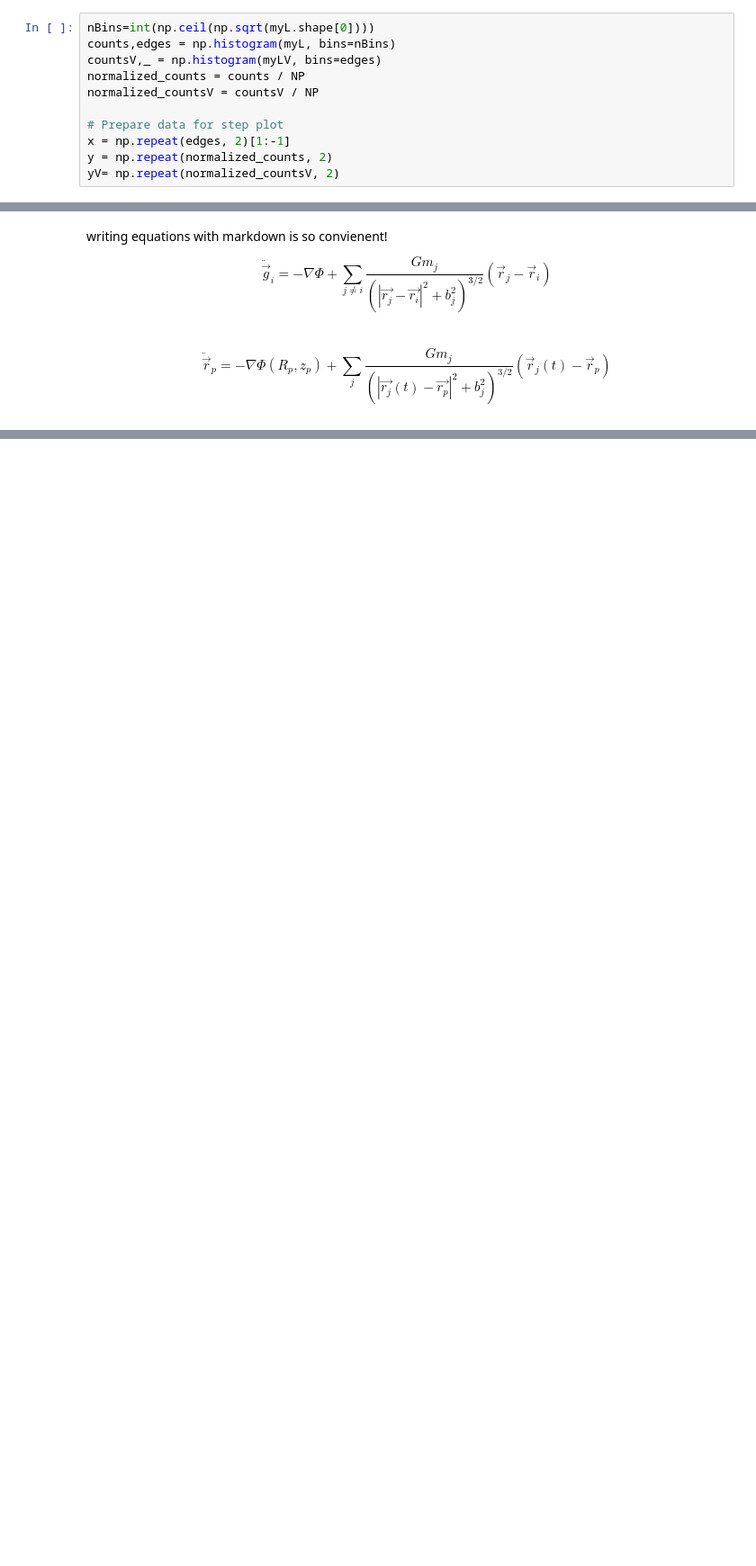
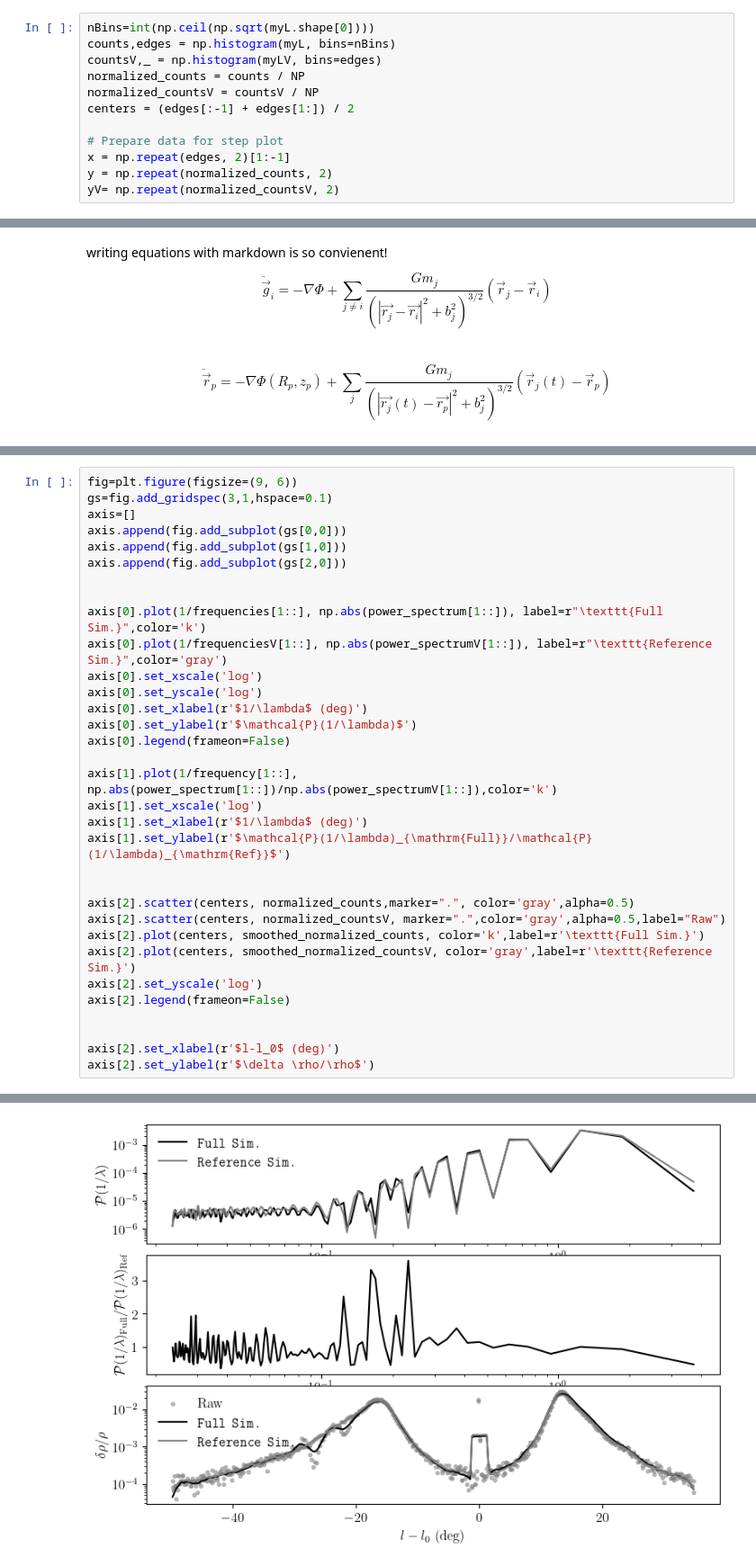
Before and after one commit to salvatore-ferrone/stream_analysis, a Jupyter notebook: figures/on_sky.ipynb, the cells around one changed output, grey strips where cells are left out. Shown at 90% size. Cells and saved outputs as stored; diff of their text form; blank space fills up the shorter version.

Commit message:
trying to understand banik and bovy 2017 power spectrum

```diff
--- a/figures/on_sky.ipynb
+++ b/figures/on_sky.ipynb
@@ -101,6 +99,7 @@ counts,edges = np.histogram(myL, bins=nBins)
 countsV,_ = np.histogram(myLV, bins=edges)
 normalized_counts = counts / NP
 normalized_countsV = countsV / NP
+centers = (edges[:-1] + edges[1:]) / 2
 
 # Prepare data for step plot
 x = np.repeat(edges, 2)[1:-1]
@@ -133,0 +160,34 @@ $$
+# %%
+fig=plt.figure(figsize=(9, 6))
+gs=fig.add_gridspec(3,1,hspace=0.1)
+axis=[]
+axis.append(fig.add_subplot(gs[0,0]))
+axis.append(fig.add_subplot(gs[1,0]))
+axis.append(fig.add_subplot(gs[2,0]))
+
+
+axis[0].plot(1/frequencies[1::], np.abs(power_spectrum[1::]), label=r"\texttt{Full Sim.}",color='k')
+axis[0].plot(1/frequenciesV[1::], np.abs(power_spectrumV[1::]), label=r"\texttt{Reference Sim.}",color='gray')
+axis[0].set_xscale('log')
+axis[0].set_yscale('log')
+axis[0].set_xlabel(r'$1/\lambda$ (deg)')
+axis[0].set_ylabel(r'$\mathcal{P}(1/\lambda)$')
+axis[0].legend(frameon=False)
+
+axis[1].plot(1/frequency[1::], np.abs(power_spectrum[1::])/np.abs(power_spectrumV[1::]),color='k')
+axis[1].set_xscale('log')
+axis[1].set_xlabel(r'$1/\lambda$ (deg)')
+axis[1].set_ylabel(r'$\mathcal{P}(1/\lambda)_{\mathrm{Full}}/\mathcal{P}(1/\lambda)_{\mathrm{Ref}}$')
+
+
+axis[2].scatter(centers, normalized_counts,marker=".", color='gray',alpha=0.5)
+axis[2].scatter(centers, normalized_countsV, marker=".",color='gray',alpha=0.5,label="Raw")
+axis[2].plot(centers, smoothed_normalized_counts, color='k',label=r'\texttt{Full Sim.}')
+axis[2].plot(centers, smoothed_normalized_countsV, color='gray',label=r'\texttt{Reference Sim.}')
+axis[2].set_yscale('log')
+axis[2].legend(frameon=False)
+
+
+axis[2].set_xlabel(r'$l-l_0$ (deg)')
+axis[2].set_ylabel(r'$\delta \rho/\rho$')
+# %% [output]
@@ -133,0 +195 @@ $$
+[figure, added]
```
Also changed, not shown: parts of 6 cells of this notebook.
